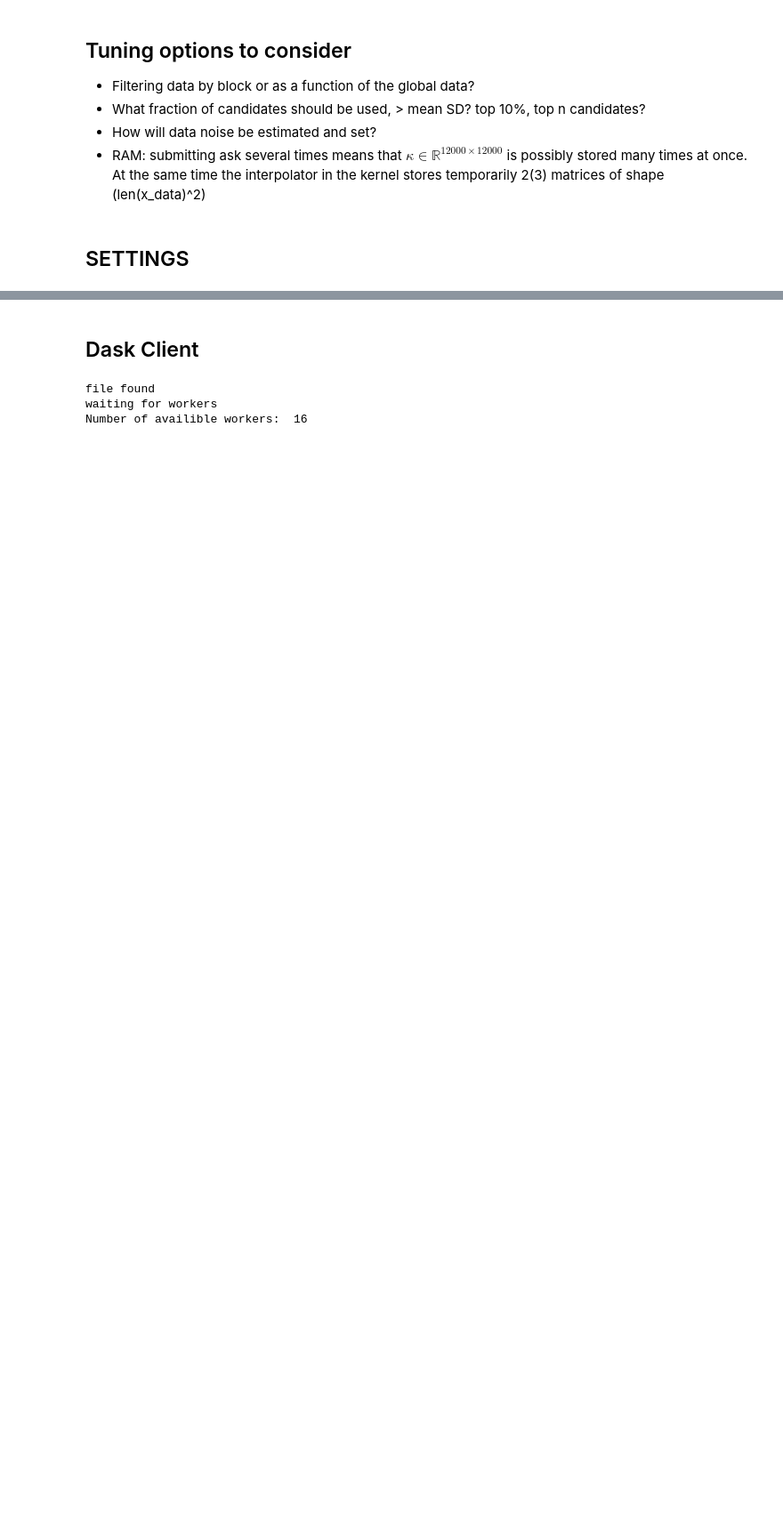
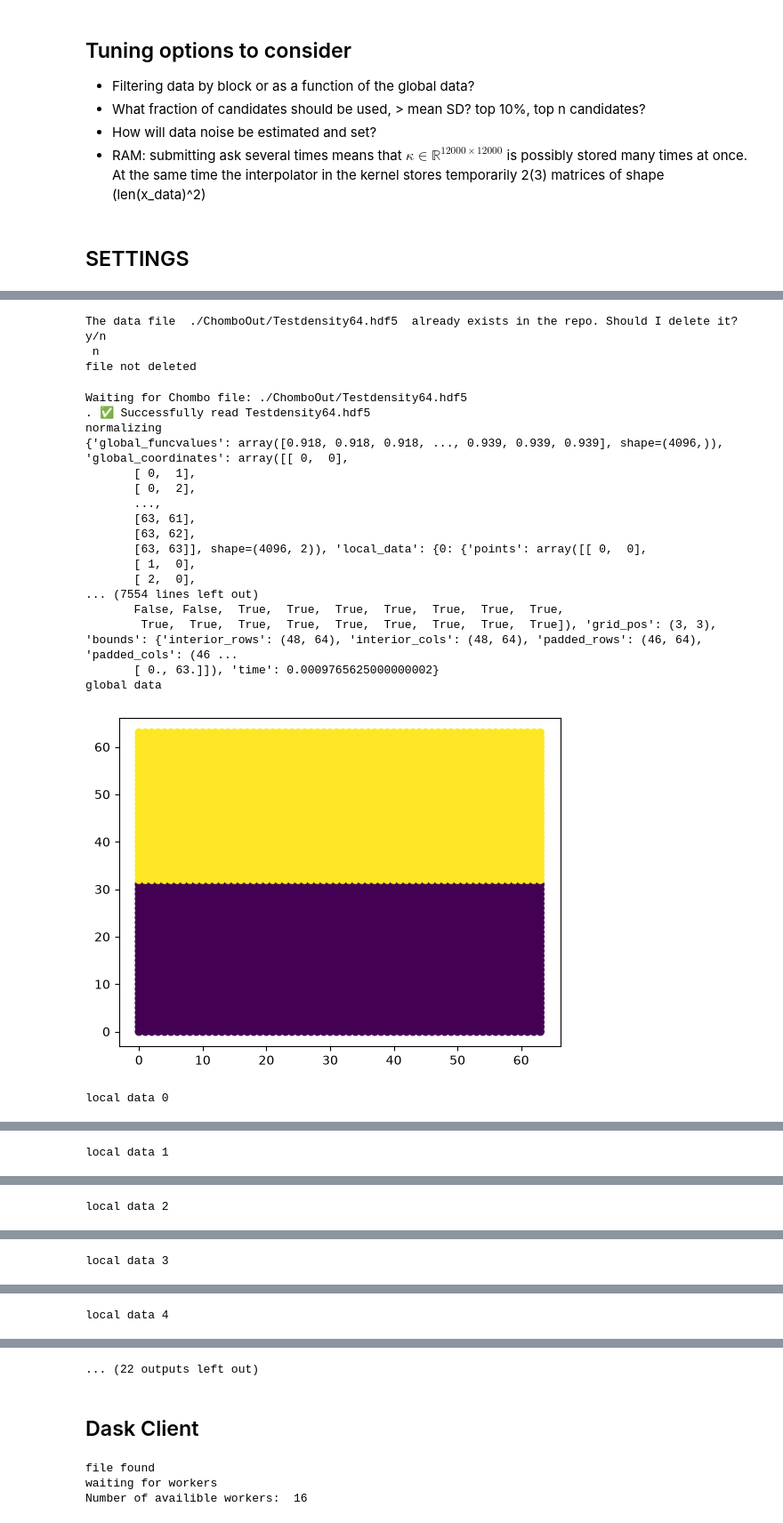
Before and after one commit to MarcusMNoack/gpAMR, a Jupyter notebook: gpAMRdensity.ipynb, the cells around one changed output, grey strips where cells are left out. Shown at 89% size. Drawn from its saved outputs; the diff is of its cells as text; code cells hidden in the pictures; blank space fills up the shorter version.

```diff
--- a/gpAMRdensity.ipynb
+++ b/gpAMRdensity.ipynb
@@ -58,7 +58,7 @@ plot_every = 2 #iterations
 #BLOCKING
 no_blocks_x = 4
 no_blocks_y = 4
-pad = 2 #>= 1
+pad = 10 #>= 1
 
 #FILE HANDLING
 filename = "plot.nx64.2d.AMRLevel.hdf5"
@@ -69,19 +69,20 @@ rename_file = True #if True, Chombo file will be read and then renamed for bookk
 delete_file = True #if true, rename_file is ignored
 
 #GP setup
-percentile = 80 ##of all candidates considered, return the top percentile
-uncertainty_cutoff = 0.0001
-init_hyperparameters = np.array([0.000001, 10., 20.]) #signal var, length scale, gradient sensitivity
-hyperparameter_bounds = np.array([[0.001, 10.],
-                                  [0.1, 50.],
-                                  [0.01, 50.]
+percentile = 95 ##of all candidates considered, return the top percentile
+uncertainty_cutoff = 0.01
+init_hyperparameters = np.array([0.000001, 10., 10., 0.]) #signal SD(!), length scale, gradient sensitivity
+hyperparameter_bounds = np.array([[-4., 4.],
+                                  [.1, 20.],
+                                  [.1, 20.],
+                                  [-1000., 1000.]
                                  ])
-noise = 0.000001 #variance
+noise = 0.001 #variance
 
 
 #####TEST MODE###################################
 #################################################
-#filename = "Testdensity.hdf5"
+filename = "Testdensity64.hdf5"
 rename_file = False #if True, Chombo file will be read and then renamed for bookkeeping; if used, turn delete_file = False
 delete_file = False #if True, rename_file is ignored
 #################################################
@@ -96,31 +97,56 @@ if os.path.exists(chombo_path+"ready.txt") and os.path.exists(chombo_path+filena
             os.remove(chombo_path+"ready.txt")
     elif dec == "n": print("file not deleted")
     else: print("This was not a viable option, run the cell again!")
+# %% [output]
+The data file  ./ChomboOut/Testdensity64.hdf5  already exists in the repo. Should I delete it? y/n
+ n
+file not deleted
 # %%
-# # ###TEST DATA AND CHECK FORMATTING
-# data = read_fileIII(chombo_path, filename, index, rename = rename_file, delete=delete_file, n_sub_x = no_blocks_x, n_sub_y = no_blocks_y, pad_x=pad, pad_y=pad)
-# #print(data)
-# if normalizing:
-#     print("normalizing")
-#     data = normalize_data(data)
-# if filtering: data = filter_all_data(data, tol_ratio)
-# print("global data")
-# plt.scatter(data["global_coordinates"][:,0], data["global_coordinates"][:,1],c = data["global_funcvalues"])
-# plt.show()
-# for n in data["local_data"]:
-#     print("local data", n)
-#     plt.scatter(data["local_data"][n]["points"][:,0], data["local_data"][n]["points"][:,1], c = data["local_data"][n]["values"])
-#     plt.colorbar()
-#     plt.show()
+###TEST DATA AND CHECK FORMATTING
+data = read_fileIII(chombo_path, filename, index, rename = rename_file, delete=delete_file, n_sub_x = no_blocks_x, n_sub_y = no_blocks_y, pad_x=pad, pad_y=pad)
+
+if normalizing:
+     print("normalizing")
+     data = normalize_data(data)
+print(data)
+if filtering: data = filter_all_data(data, tol_ratio)
+print("global data")
+plt.scatter(data["global_coordinates"][:,0], data["global_coordinates"][:,1],c = data["global_funcvalues"])
+plt.show()
+for n in data["local_data"]:
+     print("local data", n)
+     plt.scatter(data["local_data"][n]["points"][:,0], data["local_data"][n]["points"][:,1], c = data["local_data"][n]["values"])
+     plt.colorbar()
+     plt.show()
 
 
 # refinement_candidates = make_refinement_candidates(data, refinement_level=refinement_res)
 # global_refinement_grid = refinement_candidates["global_candidates"]
 # local_refinement_grids = refinement_candidates["local_candidates"]
 # print("global_refinement_grid")
 # plt.scatter(global_refinement_grid[:,0], global_refinement_grid[:,1], s = 0.1)
 # plt.show()
 # for n in data["local_data"]:
 #     print("local refinement grid ", n)
 #     plt.scatter(local_refinement_grids[n][:,0], local_refinement_grids[n][:,1], s = 0.1)
 # plt.show()
+# %% [output]
+Waiting for Chombo file: ./ChomboOut/Testdensity64.hdf5
+. ✅ Successfully read Testdensity64.hdf5
+normalizing
+{'global_funcvalues': array([0.918, 0.918, 0.918, ..., 0.939, 0.939, 0.939], shape=(4096,)), 'global_coordinates': array([[ 0,  0],
+       [ 0,  1],
+       [ 0,  2],
+       ...,
+       [63, 61],
+       [63, 62],
+       [63, 63]], shape=(4096, 2)), 'local_data': {0: {'points': array([[ 0,  0],
+       [ 1,  0],
+       [ 2,  0],
+... (7554 lines left out)
+       False, False,  True,  True,  True,  True,  True,  True,  True,
+        True,  True,  True,  True,  True,  True,  True,  True,  True]), 'grid_pos': (3, 3), 'bounds': {'interior_rows': (48, 64), 'interior_cols': (48, 64), 'padded_rows': (46, 64), 'padded_cols': (46 ...
+       [ 0., 63.]]), 'time': 0.0009765625000000002}
+global data
+[figure, added]
+local data 0
@@ -126,0 +154 @@ if os.path.exists(chombo_path+"ready.txt") and os.path.exists(chombo_path+filena
+local data 1
@@ -126,0 +156 @@ if os.path.exists(chombo_path+"ready.txt") and os.path.exists(chombo_path+filena
+local data 2
@@ -126,0 +158 @@ if os.path.exists(chombo_path+"ready.txt") and os.path.exists(chombo_path+filena
+local data 3
@@ -126,0 +160 @@ if os.path.exists(chombo_path+"ready.txt") and os.path.exists(chombo_path+filena
+local data 4
@@ -127,3 +162,4 @@ if os.path.exists(chombo_path+"ready.txt") and os.path.exists(chombo_path+filena
+... (22 outputs left out)
 # %% [markdown]
 ## Dask Client
 # %%
```
Also changed, not shown: parts of 7 cells of this notebook, 1 other file.
